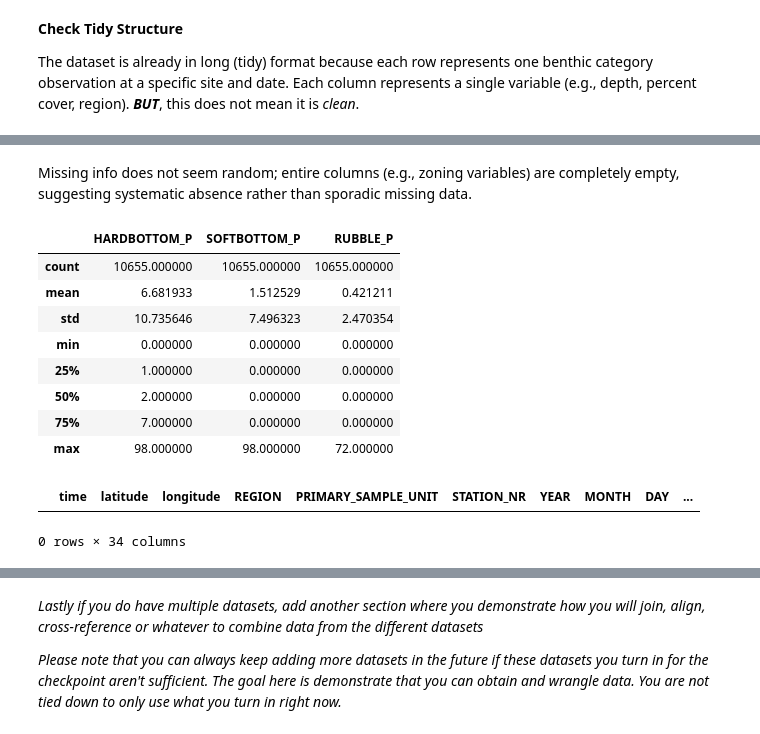
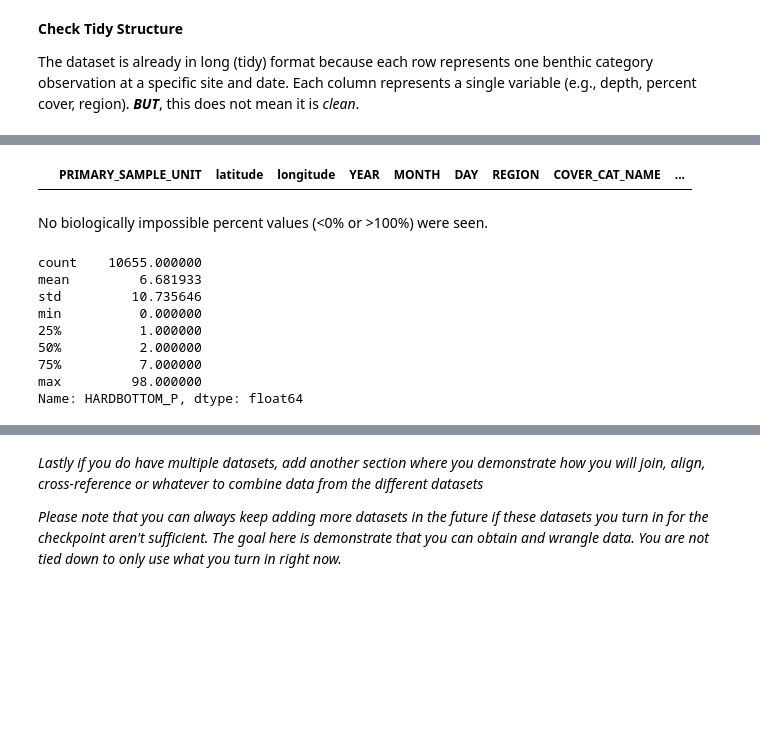
Before and after one commit to kalianchlia7/Group032_WI26, a Jupyter notebook: 01-DataCheckpoint.ipynb, the cells around one changed output, grey strips where cells are left out. Drawn from its saved outputs; the diff is of its cells as text; code cells hidden in the pictures; blank space fills up the shorter version.

Commit message:
Refined data, updated timeline

```diff
--- a/01-DataCheckpoint.ipynb
+++ b/01-DataCheckpoint.ipynb
@@ -239,19 +295,23 @@ pd.DataFrame({
-# %% [markdown]
-Missing info does not seem random; entire columns (e.g., zoning variables) are completely empty, suggesting systematic absence rather than sporadic missing data.
+# %%
+outliers = benthic_PR[
+    (benthic_PR["HARDBOTTOM_P"] < 0) |
+    (benthic_PR["HARDBOTTOM_P"] > 100)
+]
+
+outliers
+# %% [output]
+|  | PRIMARY_SAMPLE_UNIT | latitude | longitude | YEAR | MONTH | DAY | REGION | COVER_CAT_NAME | ... |
+# %% [markdown]
+No biologically impossible percent values (<0% or >100%) were seen.
 # %%
-benthic_PR[["HARDBOTTOM_P", "SOFTBOTTOM_P", "RUBBLE_P"]].describe()
+benthic_PR["HARDBOTTOM_P"].describe()
 # %% [output]
-|  | HARDBOTTOM_P | SOFTBOTTOM_P | RUBBLE_P |
-| count | 10655.000000 | 10655.000000 | 10655.000000 |
-| mean | 6.681933 | 1.512529 | 0.421211 |
-| std | 10.735646 | 7.496323 | 2.470354 |
-| min | 0.000000 | 0.000000 | 0.000000 |
-| 25% | 1.000000 | 0.000000 | 0.000000 |
-| 50% | 2.000000 | 0.000000 | 0.000000 |
-| 75% | 7.000000 | 0.000000 | 0.000000 |
-| max | 98.000000 | 98.000000 | 72.000000 |
+count    10655.000000
+mean         6.681933
+std         10.735646
+min          0.000000
+25%          1.000000
+50%          2.000000
+75%          7.000000
+max         98.000000
+Name: HARDBOTTOM_P, dtype: float64
-# %%
-benthic_PR[(benthic_PR["HARDBOTTOM_P"] > 100) | (benthic_PR["HARDBOTTOM_P"] < 0)]
-# %% [output]
-|  | time | latitude | longitude | REGION | PRIMARY_SAMPLE_UNIT | STATION_NR | YEAR | MONTH | DAY | ... |
-0 rows × 34 columns
```
Also changed, not shown: parts of 22 cells of this notebook.
